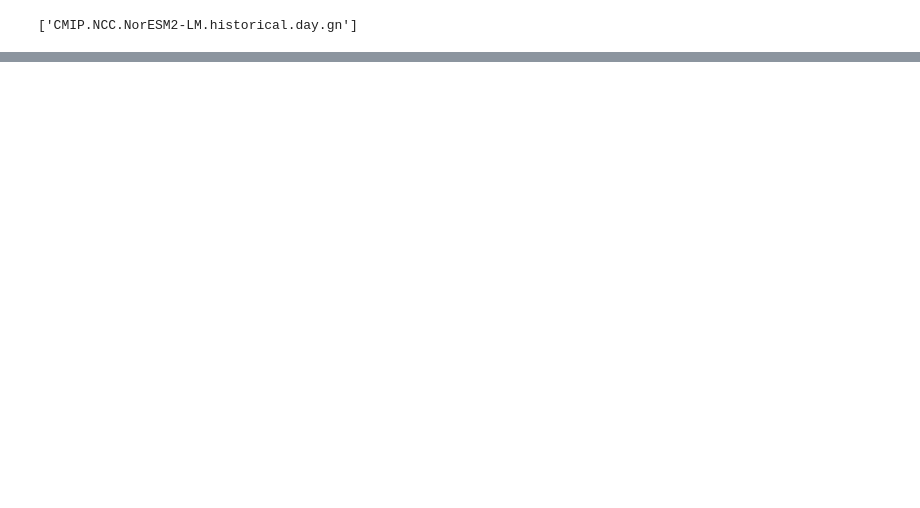
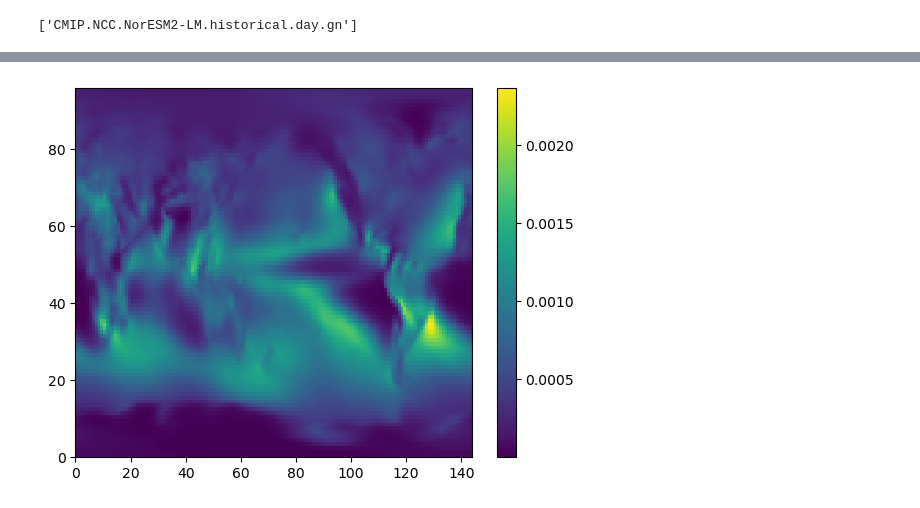
Before and after one commit to eScience-course/Tjaernoe2022-group5, a Jupyter notebook: notebooks/Remy/test_pangeo.ipynb, the cells around one changed output, grey strips where cells are left out. Cells and saved outputs as stored; diff of their text form; code cells hidden in the pictures; blank space fills up the shorter version.

```diff
--- a/notebooks/Remy/test_pangeo.ipynb
+++ b/notebooks/Remy/test_pangeo.ipynb
@@ -185,3 +242,9 @@ q98 = np.percentile(ivt,98,axis=0)
+# %%
+plt.pcolormesh(ivt.mean(dim='time'))
+plt.colorbar()
+plt.show()
+# %% [output]
+[figure, added]
 # %%
 plt.pcolormesh(q98)
 plt.colorbar()
```
Also changed, not shown: parts of 12 cells of this notebook, 1 other file.
